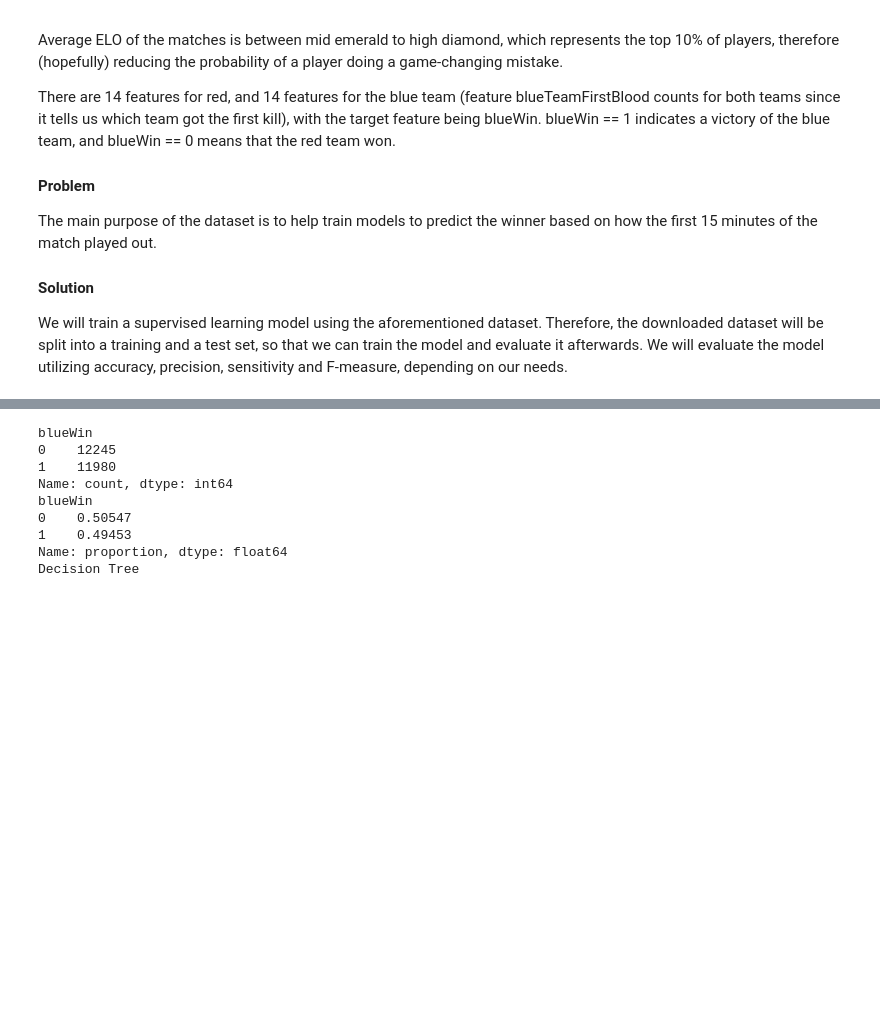
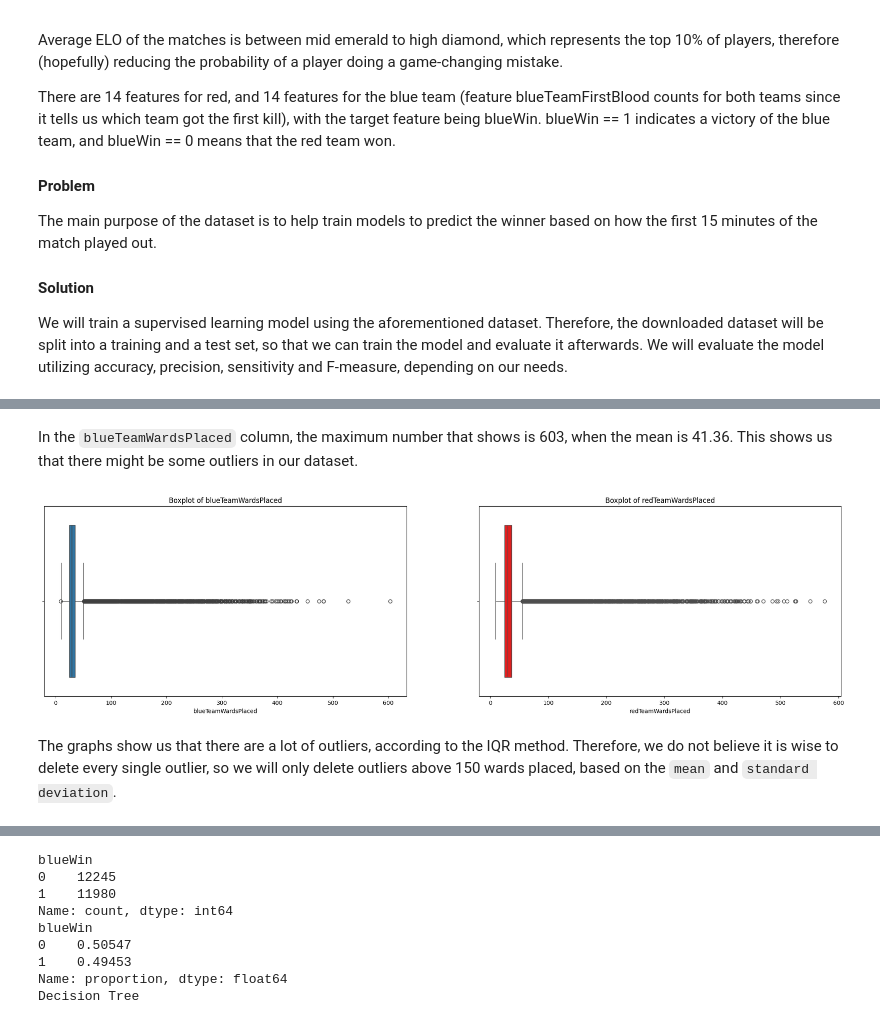
Before and after one commit to gcsam11/IART_LOL, a Jupyter notebook: lol_soloQ.ipynb, the cells around one changed output, grey strips where cells are left out. Drawn from its saved outputs; the diff is of its cells as text; code cells hidden in the pictures; blank space fills up the shorter version.

Commit message:
Start of data preprocessing

```diff
--- a/lol_soloQ.ipynb
+++ b/lol_soloQ.ipynb
@@ -30,0 +52,4 @@ pip install -r requirements.txt
+# %%
+df = pd.read_csv('match_data_v5.csv')
+
+df.head()
@@ -30,0 +66,4 @@ pip install -r requirements.txt
+# %%
+df.columns =["matchID","blueTeamControlWardsPlaced","blueTeamWardsPlaced","blueTeamTotalKills","blueTeamDragonKills","blueTeamHeraldKills","blueTeamTowersDestroyed","blueTeamInhibitorsDestroyed","blueTeamTurretPlatesDestroyed","blueTeamFirstBlood","blueTeamMinionsKilled","blueTeamJungleMinions","blueTeamTotalGold","blueTeamXp","blueTeamTotalDamageToChamps","redTeamControlWardsPlaced","redTeamWardsPlaced","redTeamTotalKills","redTeamDragonKills","redTeamHeraldKills","redTeamTowersDestroyed","redTeamInhibitorsDestroyed","redTeamTurretPlatesDestroyed","redTeamMinionsKilled","redTeamJungleMinions","redTeamTotalGold","redTeamXp","redTeamTotalDamageToChamps","blueWin","empty"]
+
+df.head()
@@ -30,0 +102,6 @@ pip install -r requirements.txt
+# %%
+df = df.drop(columns=['matchID', 'empty'])
+
+df.shape
+
+df.head()
@@ -30,0 +152,16 @@ pip install -r requirements.txt
+# %% [markdown]
+In the `blueTeamWardsPlaced` column, the maximum number that shows is 603, when the mean is 41.36. This shows us that there might be some outliers in our dataset.
+# %%
+plt.figure(figsize=(25, 6))
+plt.subplot(1,2,1)
+sb.boxplot(x=df['blueTeamWardsPlaced'])
+plt.title('Boxplot of blueTeamWardsPlaced')
+
+plt.subplot(1,2,2)
+sb.boxplot(x=df['redTeamWardsPlaced'], color='red')
+plt.title('Boxplot of redTeamWardsPlaced')
+plt.show()
+# %% [output]
+[figure, added]
+# %% [markdown]
+The graphs show us that there are a lot of outliers, according to the IQR method. Therefore, we do not believe it is wise to delete every single outlier, so we will only delete outliers above 150 wards placed, based on the `mean` and `standard deviation`.
```
Also changed, not shown: parts of 23 cells of this notebook, 1 other file.
